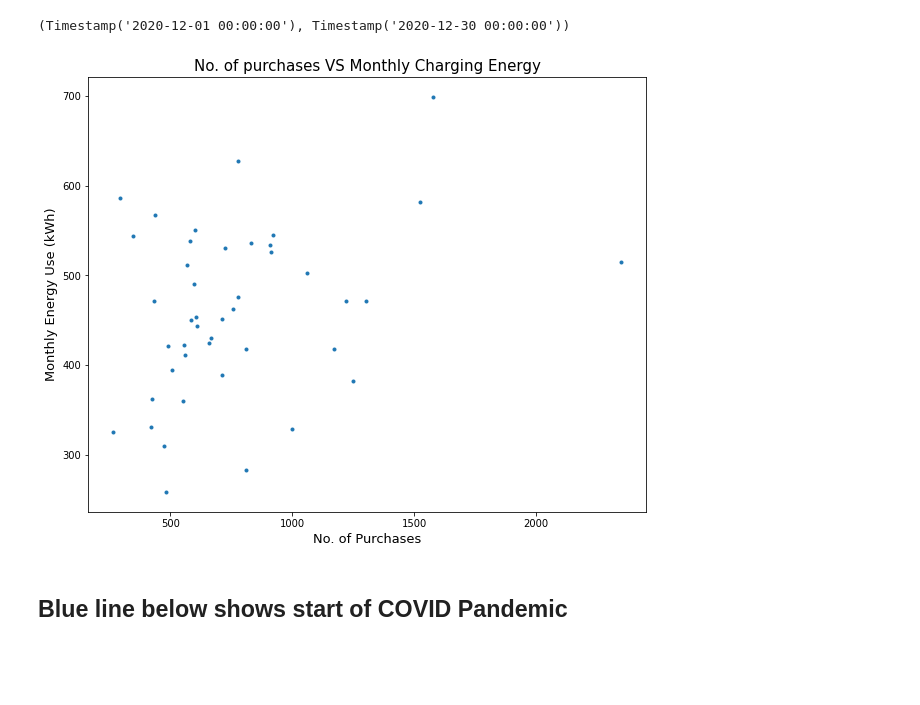
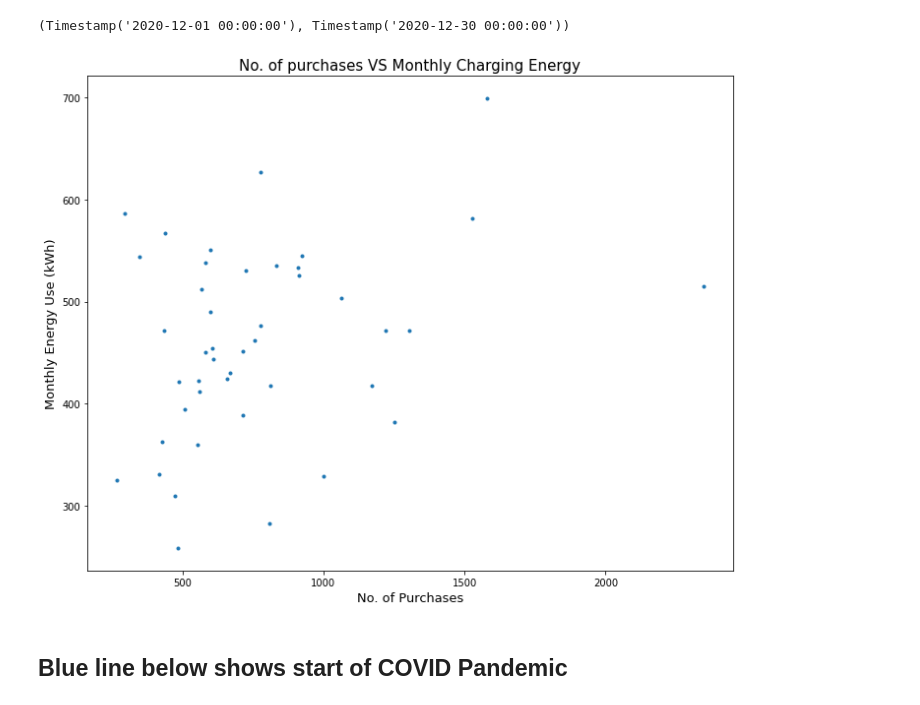
Before and after one commit to sidmohite/tdi_capstone_project, a Jupyter notebook: EV_Charging_Data.ipynb, the cells around one changed output. Cells and saved outputs as stored; diff of their text form; code cells hidden in the pictures; blank space fills up the shorter version.

```diff
--- a/EV_Charging_Data.ipynb
+++ b/EV_Charging_Data.ipynb
@@ -102,13 +103,14 @@ for i in range(len(date_ranges)-1):
 # %%
 plt.figure(figsize=(10,8))
 plt.plot(number_of_purchases,monthly_energy,'.')
 plt.title('No. of purchases VS Monthly Charging Energy',fontsize=15)
 plt.xlabel('No. of Purchases',fontsize=13)
 plt.ylabel('Monthly Energy Use (kWh)',fontsize=13)
+plt.tight_layout()
 plt.savefig('plots/Purchase_vs_Energy.png',dpi=300)
 plt.show()
 # %% [output]
-[figure, old version]
+[figure, new version]
 # %% [markdown]
 ## Blue line below shows start of COVID Pandemic
 # %%
```
Also changed, not shown: parts of 4 cells of this notebook, 4 other files.
